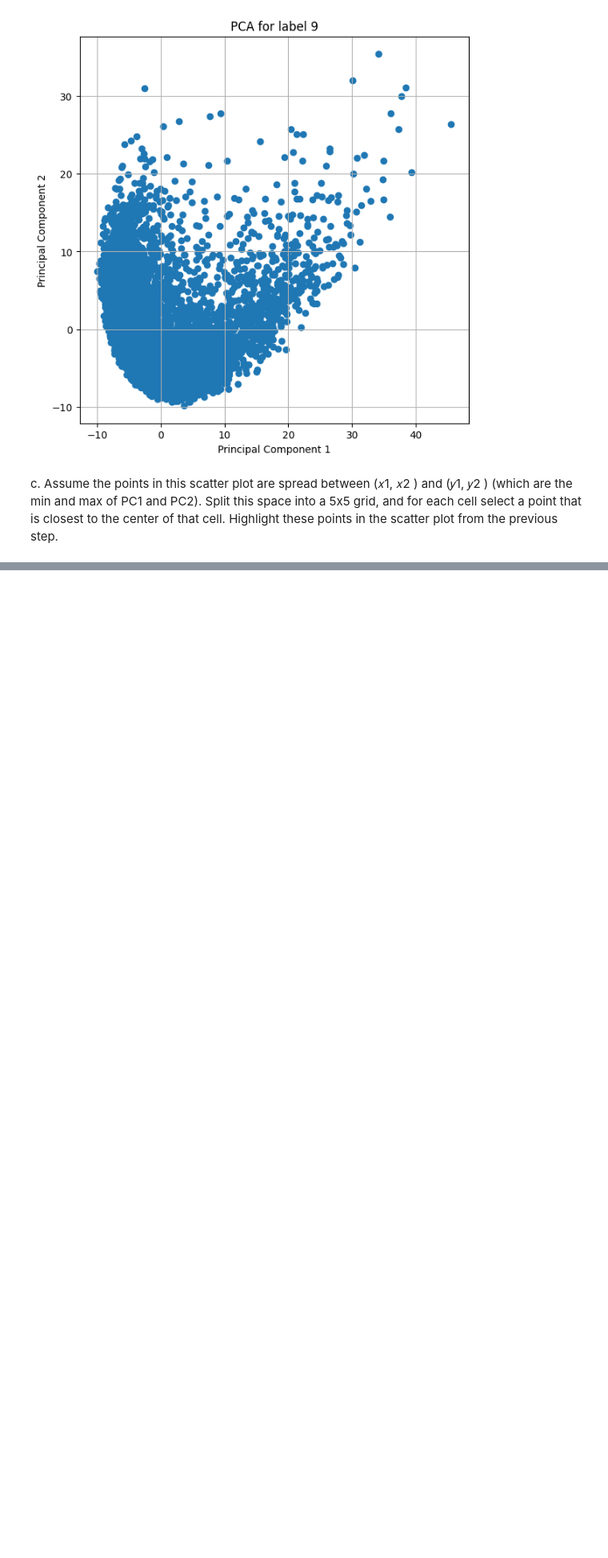
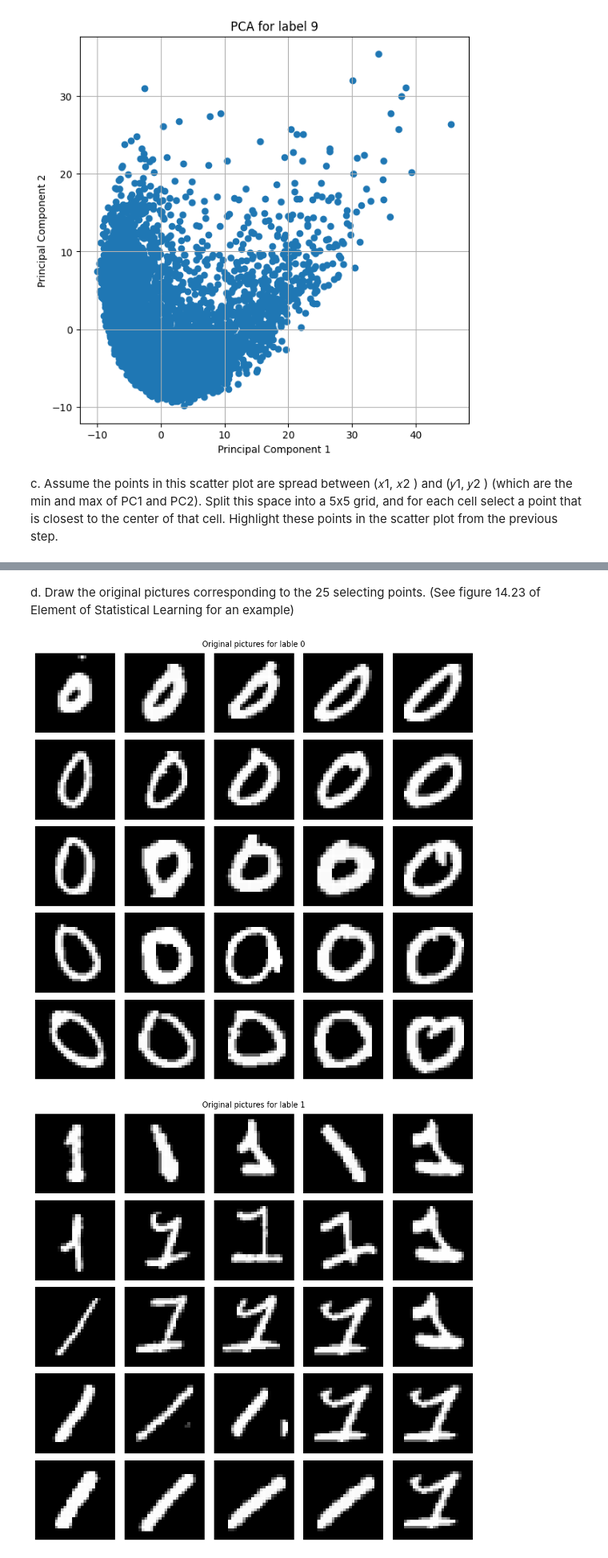
Before and after one commit to MahdiAnvarii/MachineLearning-Homeworks, a Jupyter notebook: HW02/Q2/Q2.ipynb, the cells around one changed output, grey strips where cells are left out. Shown at 80% size. Drawn from its saved outputs; the diff is of its cells as text; code cells hidden in the pictures; blank space fills up the shorter version.

```diff
--- a/HW02/Q2/Q2.ipynb
+++ b/HW02/Q2/Q2.ipynb
@@ -149,0 +154,17 @@ for s in range(10):
+# %% [markdown]
+d. Draw the original pictures corresponding to the 25 selecting points.
+(See figure 14.23 of Element of Statistical Learning for an example)
+# %%
+for u in range(10):
+    plt.figure(figsize=(10, 10))
+    for i, idx in enumerate(PointsList[u]):
+        plt.subplot(5, 5, i + 1)
+        plt.imshow(Sets2[u][idx], cmap='gray')
+        plt.axis('off')
+
+    plt.suptitle(f'Original pictures for lable {u}')
+    plt.tight_layout()
+    plt.show()
+# %% [output]
+[figure, added]
+[figure, added]
```
Also changed, not shown: parts of 6 cells of this notebook.
